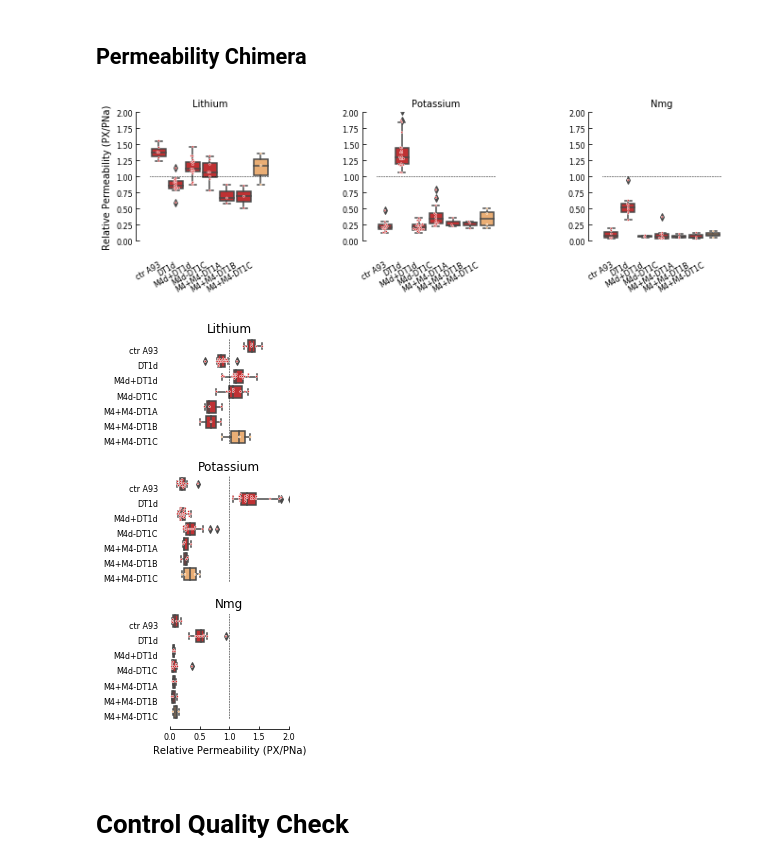
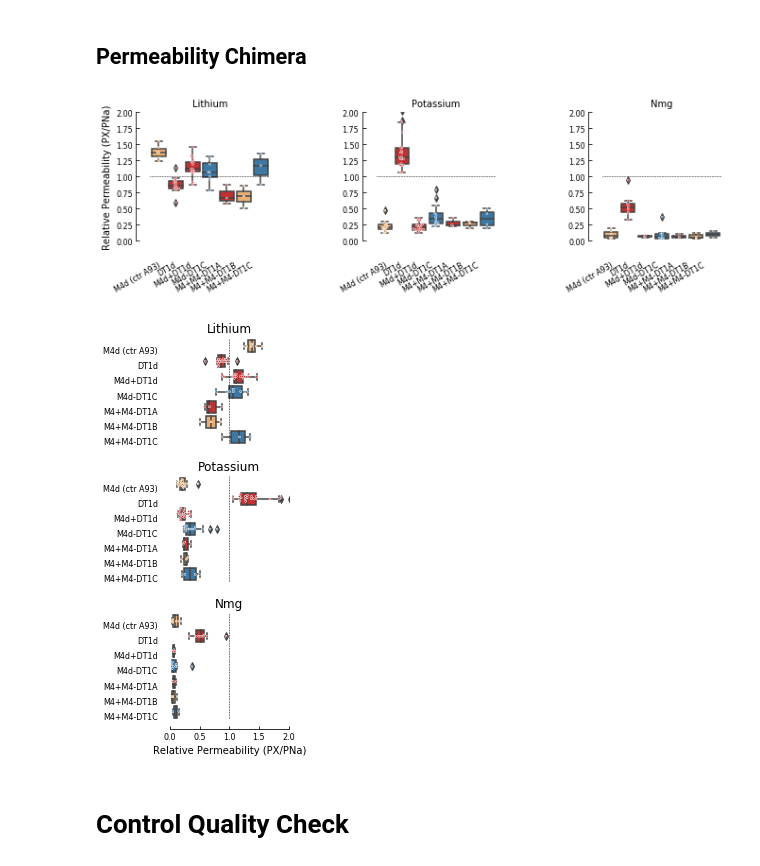
Before and after one commit to sfechner/JupyterNotebooksDEGENaCPharm, a Jupyter notebook: Selectivity-Nterm-Data.ipynb, the cells around one changed output. Drawn from its saved outputs; the diff is of its cells as text; code cells hidden in the pictures.

Commit message:
adapted colors in dict to chimera plot in delta

```diff
--- a/Selectivity-Nterm-Data.ipynb
+++ b/Selectivity-Nterm-Data.ipynb
@@ -194,7 +202,7 @@ ReNameAlanin ={'F84A':{'name':'mg738mg012','color':RegionA},#
 
 
 
-ReNameChimera={ 'ctr A93':{'name':'mg419mg012','color':RegionB},
+ReNameChimera={ 'M4d (ctr A93)':{'name':'mg419mg012','color':RegionB},
                #'M4-NtermDT1':{'name':'mg755mg012','color':RegionNterm},
                #'M4d-DT1ABC':{'name':'mg733mg012','color':RegionABC},
                #'M4d-DT1A':{'name':'mg734mg012','color':RegionA},
@@ -253,6 +271,10 @@ colors = []
 for i in range(len(LabelAlanin)):
     colors.append(ReNameAlanin[LabelAlanin[i]]['color'])
 
+colorsChimera = []
+for i in range(len(LabelChimera)):
+    colorsChimera.append(ReNameChimera[LabelChimera[i]]['color'])
+
 
 print(colors)
 #colors = ['black','red','yellow','yellow','red','black','red','red', 'black','black','black', 'yellow','black','black',
@@ -618,14 +640,14 @@ for i in range(0,len(LabelChimera)):
     #labels2.append('')
     labels2.append(LabelChimera[i])
 
-sns.swarmplot(x= PotassiumChimera['Injection'], y=PotassiumChimera['Permeability'], data = PotassiumChimera,palette=sns.color_palette(colors), edgecolor='white', linewidth=0.5, ax = axes[1], size = SizeOfMarker,order=orderCons)#order=["mg419mg012","pTL69mg012","mg418mg012","mg418mg419mg012"]
-sns.boxplot(x= PotassiumChimera['Injection'], y=PotassiumChimera['Permeability'], data = PotassiumChimera, palette=sns.color_palette(colors),ax=axes[1],order=orderCons)
+sns.swarmplot(x= PotassiumChimera['Injection'], y=PotassiumChimera['Permeability'], data = PotassiumChimera,palette=sns.color_palette(colorsChimera), edgecolor='white', linewidth=0.5, ax = axes[1], size = SizeOfMarker,order=orderCons)#order=["mg419mg012","pTL69mg012","mg418mg012","mg418mg419mg012"]
+sns.boxplot(x= PotassiumChimera['Injection'], y=PotassiumChimera['Permeability'], data = PotassiumChimera, palette=sns.color_palette(colorsChimera),ax=axes[1],order=orderCons)
 
-sns.swarmplot(x= LithiumChimera['Injection'], y=LithiumChimera['Permeability'], data = LithiumChimera,palette=sns.color_palette(colors), edgecolor='white', linewidth=0.5, ax = axes[0], size = SizeOfMarker,order=orderCons)#order=["mg419mg012","pTL69mg012","mg418mg012","mg418mg419mg012"]
-sns.boxplot(x= LithiumChimera['Injection'], y=LithiumChimera['Permeability'], data = LithiumChimera, palette=sns.color_palette(colors),ax=axes[0],order=orderCons)
+sns.swarmplot(x= LithiumChimera['Injection'], y=LithiumChimera['Permeability'], data = LithiumChimera,palette=sns.color_palette(colorsChimera), edgecolor='white', linewidth=0.5, ax = axes[0], size = SizeOfMarker,order=orderCons)#order=["mg419mg012","pTL69mg012","mg418mg012","mg418mg419mg012"]
+sns.boxplot(x= LithiumChimera['Injection'], y=LithiumChimera['Permeability'], data = LithiumChimera, palette=sns.color_palette(colorsChimera),ax=axes[0],order=orderCons)
 
-sns.swarmplot(x= NmgChimera['Injection'], y=NmgChimera['Permeability'], data = NmgChimera,palette=sns.color_palette(colors), edgecolor='white', linewidth=0.5, ax = axes[2], size =SizeOfMarker,order=orderCons)#order=["mg419mg012","pTL69mg012","mg418mg012","mg418mg419mg012"]
-sns.boxplot(x= NmgChimera['Injection'], y=NmgChimera['Permeability'], data = NmgChimera, palette=sns.color_palette(colors),ax=axes[2],order=orderCons)
+sns.swarmplot(x= NmgChimera['Injection'], y=NmgChimera['Permeability'], data = NmgChimera,palette=sns.color_palette(colorsChimera), edgecolor='white', linewidth=0.5, ax = axes[2], size =SizeOfMarker,order=orderCons)#order=["mg419mg012","pTL69mg012","mg418mg012","mg418mg419mg012"]
+sns.boxplot(x= NmgChimera['Injection'], y=NmgChimera['Permeability'], data = NmgChimera, palette=sns.color_palette(colorsChimera),ax=axes[2],order=orderCons)
 
 
 YlimitPerm = [0,2]
@@ -643,34 +665,34 @@ for i in range(3):
     axes[i].get_yaxis().set_tick_params(direction='in')
     axes[i].get_xaxis().set_tick_params(direction='in')
     #axes[i].plot([-1,50], [0.2,0.2] , 'k--', color='#111111', linewidth=1) #gray line for Zero or 1
     axes[i].plot([-1,50], [1,1] , 'k--', color='#000000', linewidth=SizeofLine)
     #ax1.plot([-1,50], [0.2,0.2] , 'k--', color='#111111', linewidth=1) #gray line for Zero or 1
     axes[i].tick_params(axis='both', which='major', labelsize=AxisTickLabelSize)
     axes[i].yaxis.label.set_size(AxisLabelSize)
     axes[i].xaxis.set_visible(False)
 
     n=0.2
     for M in range(len(labels2)):
         axes[i].text(n, -0.4, labels2[M],ha='right',rotation=30,fontsize= AxisLegendSize)
         n = n+0.9
         #axes[i].set_ylabel('Relative Permeability (PK/PNa)', fontsize=AxisLabelSize)
 
 axes[1].set_title('Potassium',size=AxisLabelSize)
 axes[0].set_title('Lithium',size=AxisLabelSize)
 axes[2].set_title('Nmg',size=AxisLabelSize)
 
 axes[1].set_ylabel('')
 axes[2].set_ylabel('')
 
 #axes[1].set_ylabel('Relative Permeability (PK/PNa)', fontsize=AxisLabelSize)
 axes[0].set_ylabel('Relative Permeability (PX/PNa)', fontsize=AxisLabelSize)
 #axes[2].set_ylabel('Relative Permeability (PK/PNa)', fontsize=AxisLabelSize)
 
 plt.gcf().subplots_adjust(bottom=0.25, left=0.2,right=None, top=None,hspace=0.75, wspace=0.9)
 
 plt.savefig(filedirExportFig+"PermeabilityNtermChimera"+'.pdf')
 # %% [output]
-[figure, old version]
+[figure, new version]
 # %%
 fig, axes = plt.subplots(nrows=3, ncols=1, figsize=(3, 7))
 
@@ -681,14 +703,14 @@ for i in range(0,len(LabelChimera)):
     #labels2.append('')
     labels2.append(LabelChimera[i])
 
-sns.swarmplot(y= PotassiumChimera['Injection'], x=PotassiumChimera['Permeability'], data = PotassiumChimera,palette=sns.color_palette(colors), edgecolor='white', linewidth=0.5, ax = axes[1], size = SizeOfMarker,order=orderCons)#order=["mg419mg012","pTL69mg012","mg418mg012","mg418mg419mg012"]
-sns.boxplot(y= PotassiumChimera['Injection'], x=PotassiumChimera['Permeability'], data = PotassiumChimera, palette=sns.color_palette(colors),ax=axes[1],order=orderCons)
+sns.swarmplot(y= PotassiumChimera['Injection'], x=PotassiumChimera['Permeability'], data = PotassiumChimera,palette=sns.color_palette(colorsChimera), edgecolor='white', linewidth=0.5, ax = axes[1], size = SizeOfMarker,order=orderCons)#order=["mg419mg012","pTL69mg012","mg418mg012","mg418mg419mg012"]
+sns.boxplot(y= PotassiumChimera['Injection'], x=PotassiumChimera['Permeability'], data = PotassiumChimera, palette=sns.color_palette(colorsChimera),ax=axes[1],order=orderCons)
 
-sns.swarmplot(y= LithiumChimera['Injection'], x=LithiumChimera['Permeability'], data = LithiumChimera,palette=sns.color_palette(colors), edgecolor='white', linewidth=0.5, ax = axes[0], size = SizeOfMarker,order=orderCons)#order=["mg419mg012","pTL69mg012","mg418mg012","mg418mg419mg012"]
-sns.boxplot(y= LithiumChimera['Injection'], x=LithiumChimera['Permeability'], data = LithiumChimera, palette=sns.color_palette(colors),ax=axes[0],order=orderCons)
+sns.swarmplot(y= LithiumChimera['Injection'], x=LithiumChimera['Permeability'], data = LithiumChimera,palette=sns.color_palette(colorsChimera), edgecolor='white', linewidth=0.5, ax = axes[0], size = SizeOfMarker,order=orderCons)#order=["mg419mg012","pTL69mg012","mg418mg012","mg418mg419mg012"]
+sns.boxplot(y= LithiumChimera['Injection'], x=LithiumChimera['Permeability'], data = LithiumChimera, palette=sns.color_palette(colorsChimera),ax=axes[0],order=orderCons)
 
-sns.swarmplot(y= NmgChimera['Injection'], x=NmgChimera['Permeability'], data = NmgChimera,palette=sns.color_palette(colors), edgecolor='white', linewidth=0.5, ax = axes[2], size =SizeOfMarker,order=orderCons)#order=["mg419mg012","pTL69mg012","mg418mg012","mg418mg419mg012"]
-sns.boxplot(y= NmgChimera['Injection'], x=NmgChimera['Permeability'], data = NmgChimera, palette=sns.color_palette(colors),ax=axes[2],order=orderCons)
+sns.swarmplot(y= NmgChimera['Injection'], x=NmgChimera['Permeability'], data = NmgChimera,palette=sns.color_palette(colorsChimera), edgecolor='white', linewidth=0.5, ax = axes[2], size =SizeOfMarker,order=orderCons)#order=["mg419mg012","pTL69mg012","mg418mg012","mg418mg419mg012"]
+sns.boxplot(y= NmgChimera['Injection'], x=NmgChimera['Permeability'], data = NmgChimera, palette=sns.color_palette(colorsChimera),ax=axes[2],order=orderCons)
 
 
 YlimitPerm = [0,2]
@@ -739,7 +761,7 @@ plt.gcf().subplots_adjust(bottom=None, left=0.35,right=None, top=None,hspace=0.3
 
 plt.savefig(filedirExportFig+"PermeabilityNtermChimeraTransposed"+'.pdf')
 # %% [output]
-[figure, old version]
+[figure, new version]
 # %% [markdown]
 # Control Quality Check
 # %% [markdown]
```
Also changed, not shown: parts of 3 cells of this notebook, 2 other files.
